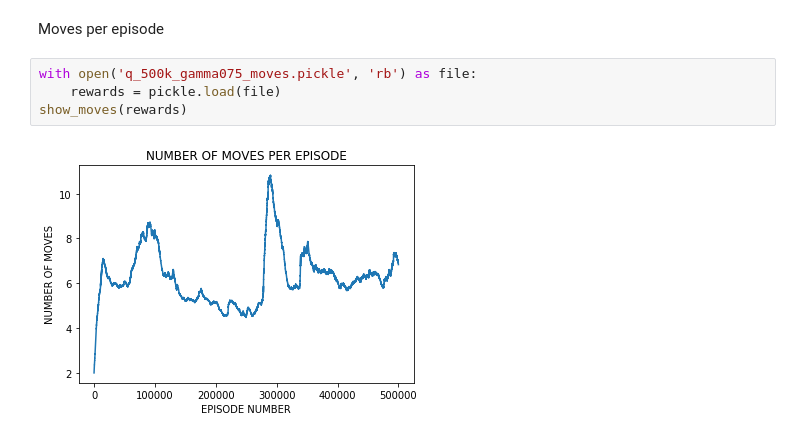
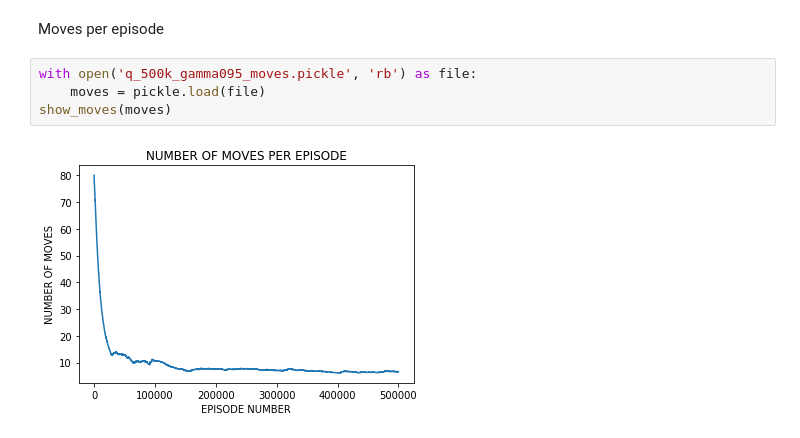
Before and after one commit to butoialexandra/Chess-Agent, a Jupyter notebook: Plots.ipynb, the cells around one changed output. Cells and saved outputs as stored; diff of their text form.

```diff
--- a/Untitled.ipynb
+++ b/Plots.ipynb
@@ -126,8 +106,8 @@ show_sarsa_vs_qlearning_rewards(rewards_sarsa, rewards_q)
 # %% [markdown]
 Moves per episode
 # %%
-with open('q_500k_gamma075_moves.pickle', 'rb') as file:
-    rewards = pickle.load(file)
-show_moves(rewards)
+with open('q_500k_gamma095_moves.pickle', 'rb') as file:
+    moves = pickle.load(file)
+show_moves(moves)
 # %% [output]
-[figure, old version]
+[figure, new version]
```
Also changed, not shown: parts of 3 cells of this notebook, 26 other files.
